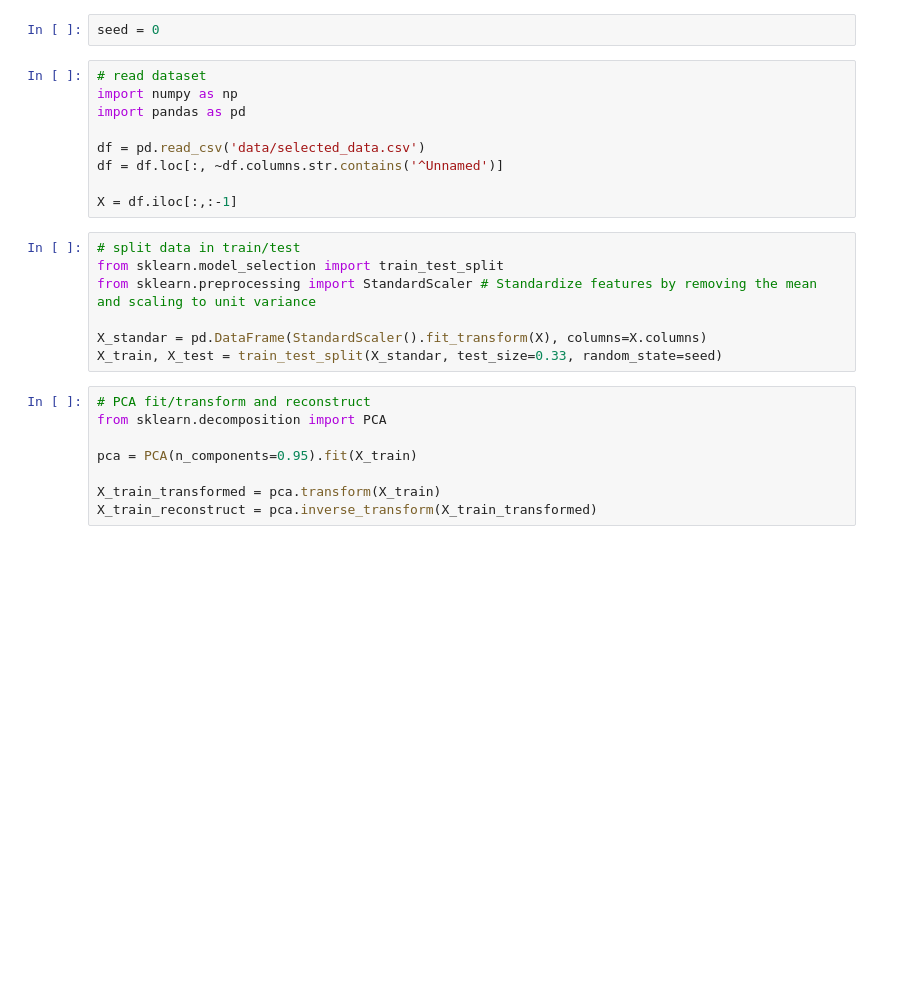
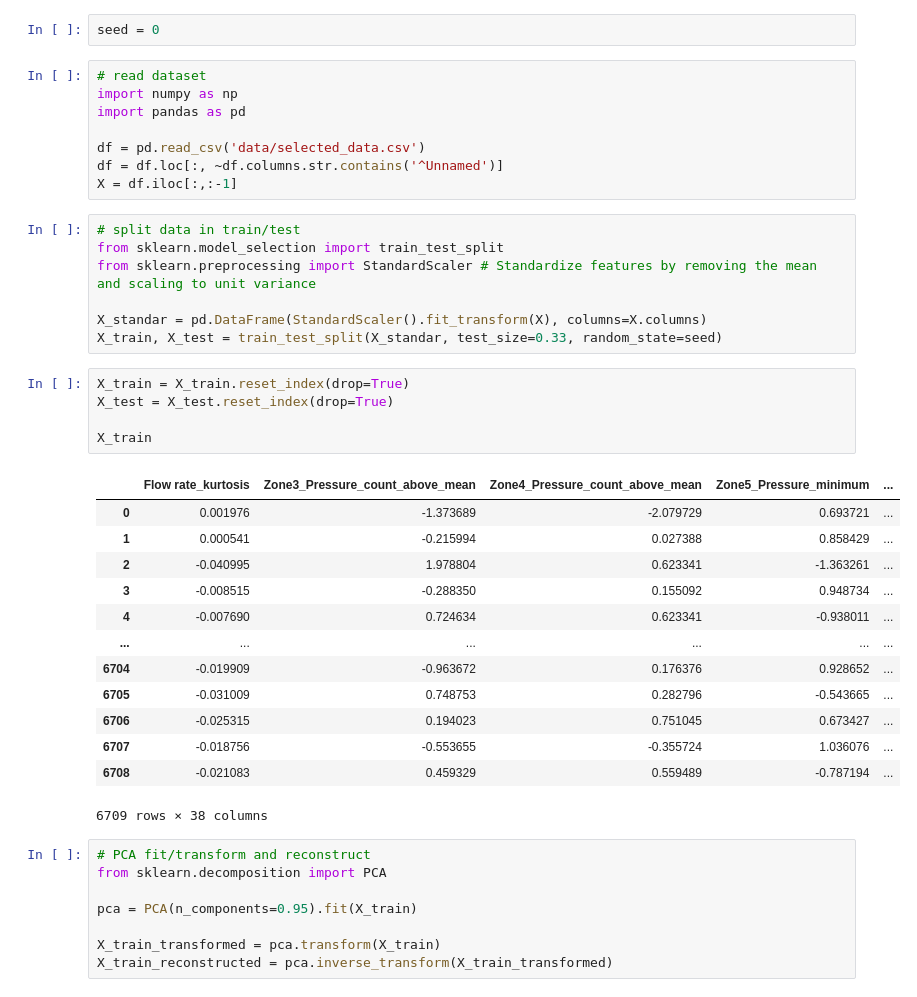
Before and after one commit to xetxezarreta/explainable_anomaly_detection, a Jupyter notebook: 01_pca_classification_anomaly.ipynb, the cells around one changed output. Drawn from its saved outputs; the diff is of its cells as text; blank space fills up the shorter version.

```diff
--- a/pca.ipynb
+++ b/01_pca_classification_anomaly.ipynb
@@ -7,7 +7,6 @@ import pandas as pd
 
 df = pd.read_csv('data/selected_data.csv')
 df = df.loc[:, ~df.columns.str.contains('^Unnamed')]
-
 X = df.iloc[:,:-1]
 # %%
 # split data in train/test
@@ -16,6 +15,25 @@ from sklearn.preprocessing import StandardScaler # Standardize features by remov
 
 X_standar = pd.DataFrame(StandardScaler().fit_transform(X), columns=X.columns)
 X_train, X_test = train_test_split(X_standar, test_size=0.33, random_state=seed)
+# %%
+X_train = X_train.reset_index(drop=True)
+X_test = X_test.reset_index(drop=True)
+
+X_train
+# %% [output]
+|  | Flow rate_kurtosis | Zone3_Pressure_count_above_mean | Zone4_Pressure_count_above_mean | Zone5_Pressure_minimum | ... |
+| 0 | 0.001976 | -1.373689 | -2.079729 | 0.693721 | ... |
+| 1 | 0.000541 | -0.215994 | 0.027388 | 0.858429 | ... |
+| 2 | -0.040995 | 1.978804 | 0.623341 | -1.363261 | ... |
+| 3 | -0.008515 | -0.288350 | 0.155092 | 0.948734 | ... |
+| 4 | -0.007690 | 0.724634 | 0.623341 | -0.938011 | ... |
+| ... | ... | ... | ... | ... | ... |
+| 6704 | -0.019909 | -0.963672 | 0.176376 | 0.928652 | ... |
+| 6705 | -0.031009 | 0.748753 | 0.282796 | -0.543665 | ... |
+| 6706 | -0.025315 | 0.194023 | 0.751045 | 0.673427 | ... |
+| 6707 | -0.018756 | -0.553655 | -0.355724 | 1.036076 | ... |
+| 6708 | -0.021083 | 0.459329 | 0.559489 | -0.787194 | ... |
+6709 rows × 38 columns
 # %%
 # PCA fit/transform and reconstruct
 from sklearn.decomposition import PCA
@@ -23,4 +41,4 @@ from sklearn.decomposition import PCA
 pca = PCA(n_components=0.95).fit(X_train)
 
 X_train_transformed = pca.transform(X_train)
-X_train_reconstruct = pca.inverse_transform(X_train_transformed)
+X_train_reconstructed = pca.inverse_transform(X_train_transformed)
```
Also changed, not shown: parts of 11 cells of this notebook, 4 other files.
